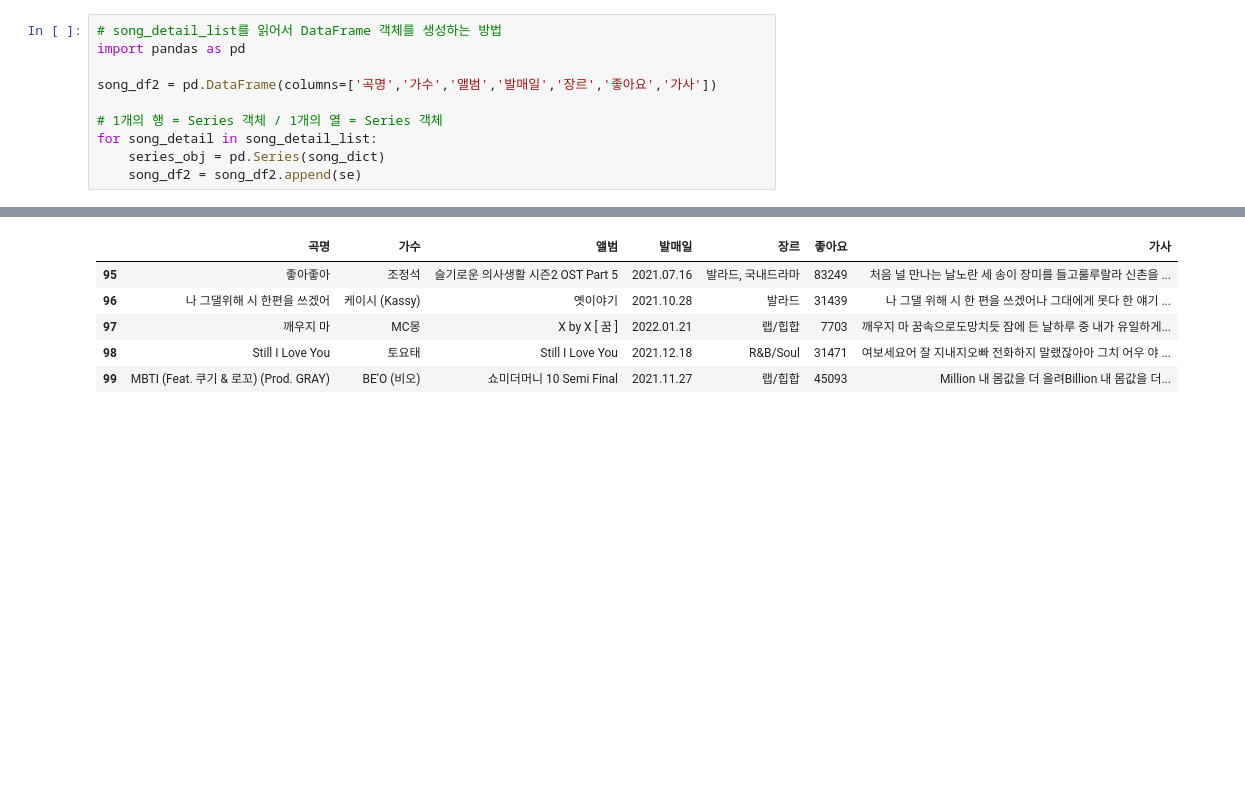
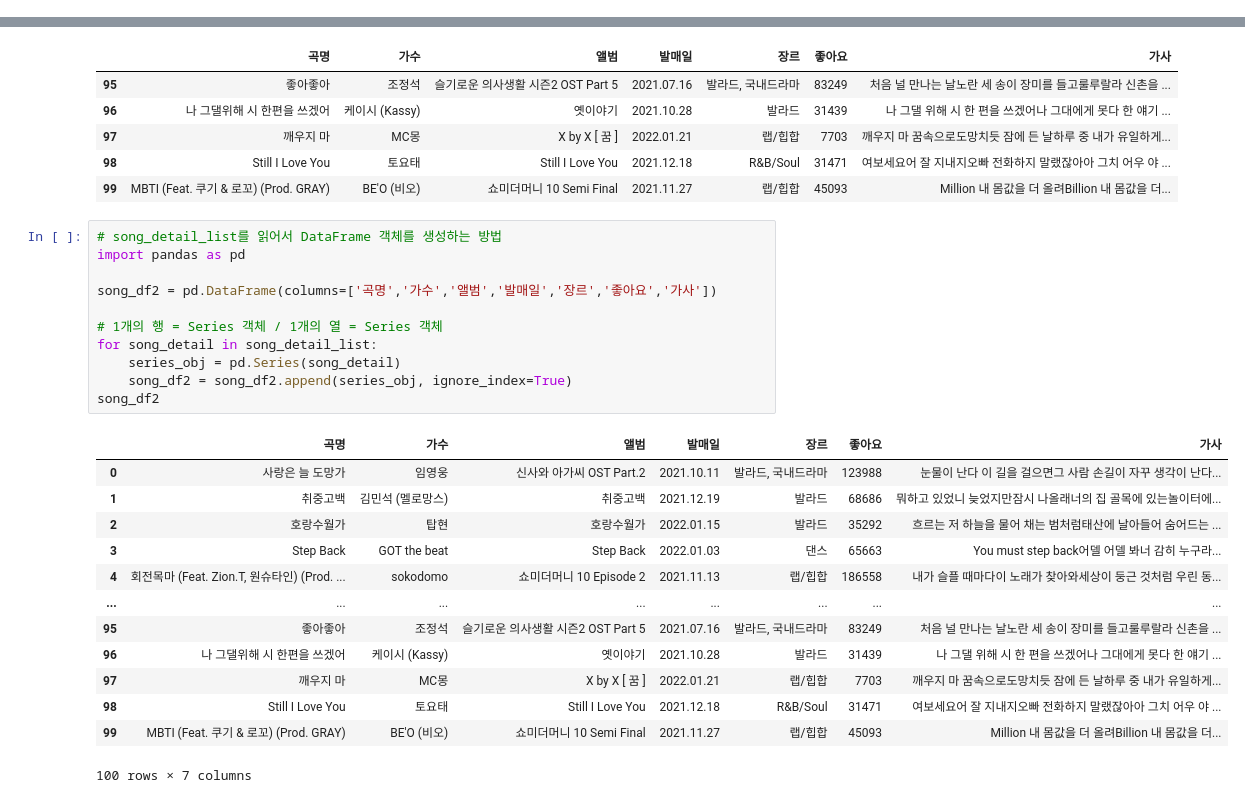
Before and after one commit to yusun31/python_webscraping, a Jupyter notebook: 05_melon_top100_chart.ipynb, the cells around one changed output, grey strips where cells are left out. Drawn from its saved outputs; the diff is of its cells as text; blank space fills up the shorter version.

```diff
--- a/05_melon_top100_chart.ipynb
+++ b/05_melon_top100_chart.ipynb
@@ -150,13 +150,3 @@ with open('data/songs.json', 'r', encoding='utf-8') as file:
 # print(song_json)
 # %% [markdown]
 ### Pandas의 DataFrame 객체 사용하기
-# %%
-# song_detail_list를 읽어서 DataFrame 객체를 생성하는 방법
-import pandas as pd
-
-song_df2 = pd.DataFrame(columns=['곡명','가수','앨범','발매일','장르','좋아요','가사'])
-
-# 1개의 행 = Series 객체 / 1개의 열 = Series 객체
-for song_detail in song_detail_list:
-    series_obj = pd.Series(song_dict)
-    song_df2 = song_df2.append(se)
@@ -176,3 +164,28 @@ song_df.tail() # 뒤에 5개만 출력
 | 97 | 깨우지 마 | MC몽 | X by X [ 꿈 ] | 2022.01.21 | 랩/힙합 | 7703 | 깨우지 마 꿈속으로도망치듯 잠에 든 날하루 중 내가 유일하게... |
 | 98 | Still I Love You | 토요태 | Still I Love You | 2021.12.18 | R&B/Soul | 31471 | 여보세요어 잘 지내지오빠 전화하지 말랬잖아아 그치 어우 야 ... |
 | 99 | MBTI (Feat. 쿠기 & 로꼬) (Prod. GRAY) | BE'O (비오) | 쇼미더머니 10 Semi Final | 2021.11.27 | 랩/힙합 | 45093 | Million 내 몸값을 더 올려Billion 내 몸값을 더... |
+# %%
+# song_detail_list를 읽어서 DataFrame 객체를 생성하는 방법
+import pandas as pd
+
+song_df2 = pd.DataFrame(columns=['곡명','가수','앨범','발매일','장르','좋아요','가사'])
+
+# 1개의 행 = Series 객체 / 1개의 열 = Series 객체
+for song_detail in song_detail_list:
+    series_obj = pd.Series(song_detail)
+    song_df2 = song_df2.append(series_obj, ignore_index=True)
+song_df2
+# %% [output]
+|  | 곡명 | 가수 | 앨범 | 발매일 | 장르 | 좋아요 | 가사 |
+| 0 | 사랑은 늘 도망가 | 임영웅 | 신사와 아가씨 OST Part.2 | 2021.10.11 | 발라드, 국내드라마 | 123988 | 눈물이 난다 이 길을 걸으면그 사람 손길이 자꾸 생각이 난다... |
+| 1 | 취중고백 | 김민석 (멜로망스) | 취중고백 | 2021.12.19 | 발라드 | 68686 | 뭐하고 있었니 늦었지만잠시 나올래너의 집 골목에 있는놀이터에... |
+| 2 | 호랑수월가 | 탑현 | 호랑수월가 | 2022.01.15 | 발라드 | 35292 | 흐르는 저 하늘을 물어 채는 범처럼태산에 날아들어 숨어드는 ... |
+| 3 | Step Back | GOT the beat | Step Back | 2022.01.03 | 댄스 | 65663 | You must step back어델 어델 봐너 감히 누구라... |
+| 4 | 회전목마 (Feat. Zion.T, 원슈타인) (Prod. ... | sokodomo | 쇼미더머니 10 Episode 2 | 2021.11.13 | 랩/힙합 | 186558 | 내가 슬플 때마다이 노래가 찾아와세상이 둥근 것처럼 우린 동... |
+| ... | ... | ... | ... | ... | ... | ... | ... |
+| 95 | 좋아좋아 | 조정석 | 슬기로운 의사생활 시즌2 OST Part 5 | 2021.07.16 | 발라드, 국내드라마 | 83249 | 처음 널 만나는 날노란 세 송이 장미를 들고룰루랄라 신촌을 ... |
+| 96 | 나 그댈위해 시 한편을 쓰겠어 | 케이시 (Kassy) | 옛이야기 | 2021.10.28 | 발라드 | 31439 | 나 그댈 위해 시 한 편을 쓰겠어나 그대에게 못다 한 얘기 ... |
+| 97 | 깨우지 마 | MC몽 | X by X [ 꿈 ] | 2022.01.21 | 랩/힙합 | 7703 | 깨우지 마 꿈속으로도망치듯 잠에 든 날하루 중 내가 유일하게... |
+| 98 | Still I Love You | 토요태 | Still I Love You | 2021.12.18 | R&B/Soul | 31471 | 여보세요어 잘 지내지오빠 전화하지 말랬잖아아 그치 어우 야 ... |
+| 99 | MBTI (Feat. 쿠기 & 로꼬) (Prod. GRAY) | BE'O (비오) | 쇼미더머니 10 Semi Final | 2021.11.27 | 랩/힙합 | 45093 | Million 내 몸값을 더 올려Billion 내 몸값을 더... |
+100 rows × 7 columns
```
Also changed, not shown: parts of 1 cell of this notebook.
